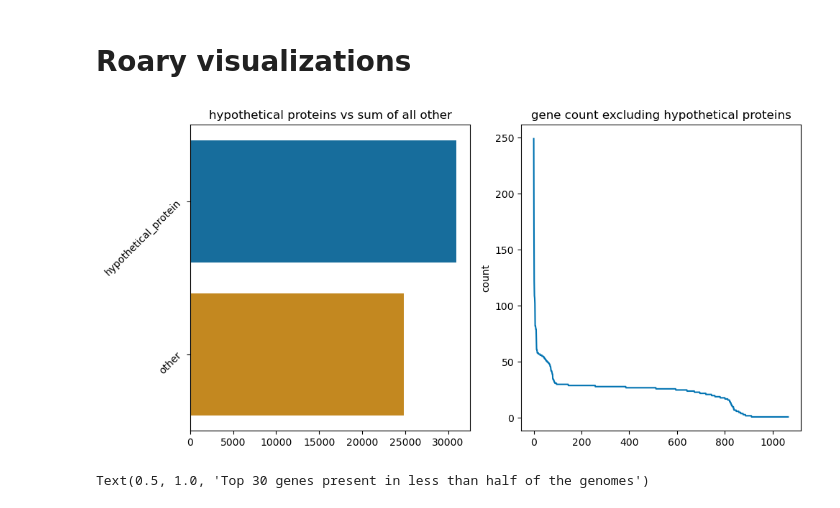
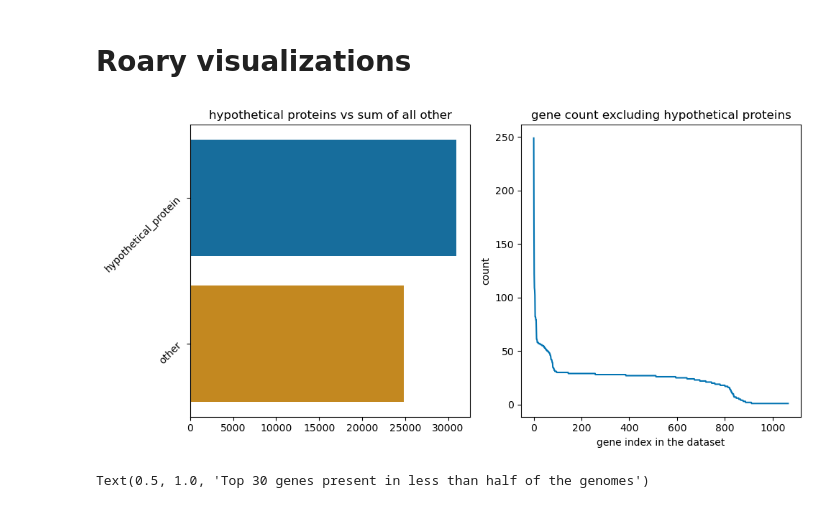
Before and after one commit to GentleHoney/Genomics_Project, a Jupyter notebook: proj_tmp.ipynb, the cells around one changed output. Drawn from its saved outputs; the diff is of its cells as text; code cells hidden in the pictures.

```diff
--- a/proj_tmp.ipynb
+++ b/proj_tmp.ipynb
@@ -402,17 +419,18 @@ top_not_core=get_top_genes(roary_matrix,path=project_dir+"/roary_output",notcore
 # %%
 
 top_genes_excl_hyp=top_genes.iloc[1:]
 countlist = [top_genes.iloc[:1,0],top_genes_excl_hyp.sum()]
 fig,ax = plt.subplots(1,2,figsize=(10,5))
 sns.barplot(countlist,ax=ax[0],orient='h')
 sns.lineplot(top_genes_excl_hyp,x=list(range(top_genes_excl_hyp.shape[0])),y='count',ax=ax[1])
 ax[0].set_title("hypothetical proteins vs sum of all other")
 ax[0].set_yticklabels(['hypothetical_protein', 'other'],rotation=45)
 ax[1].set_title("gene count excluding hypothetical proteins")
 ax[1].set_ylabel("count")
+ax[1].set_xlabel("gene index in the dataset")
 plt.tight_layout()
 # %% [output]
-[figure, old version]
+[figure, new version]
 # %%
 
 fig,ax=plt.subplots(figsize=(8,6))
```
Also changed, not shown: parts of 7 cells of this notebook, 3 other files.
